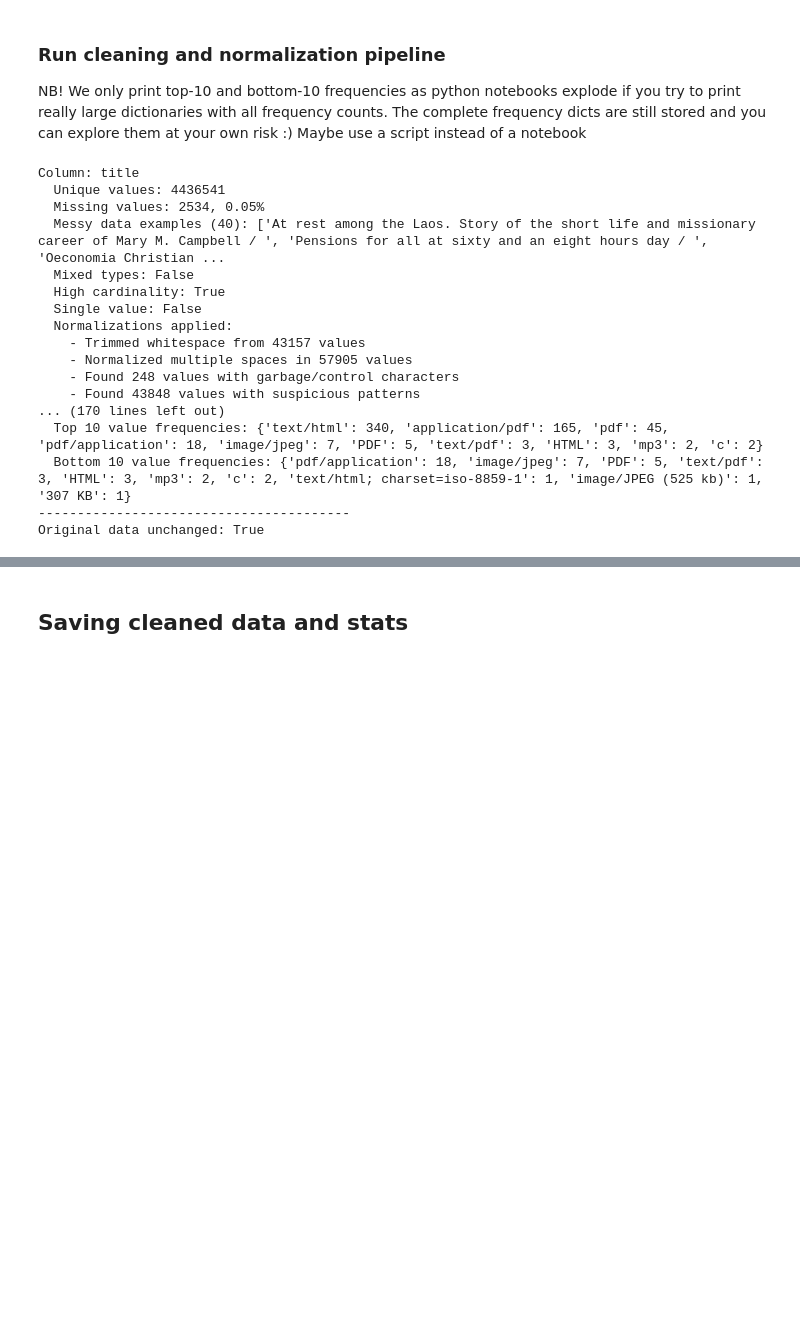
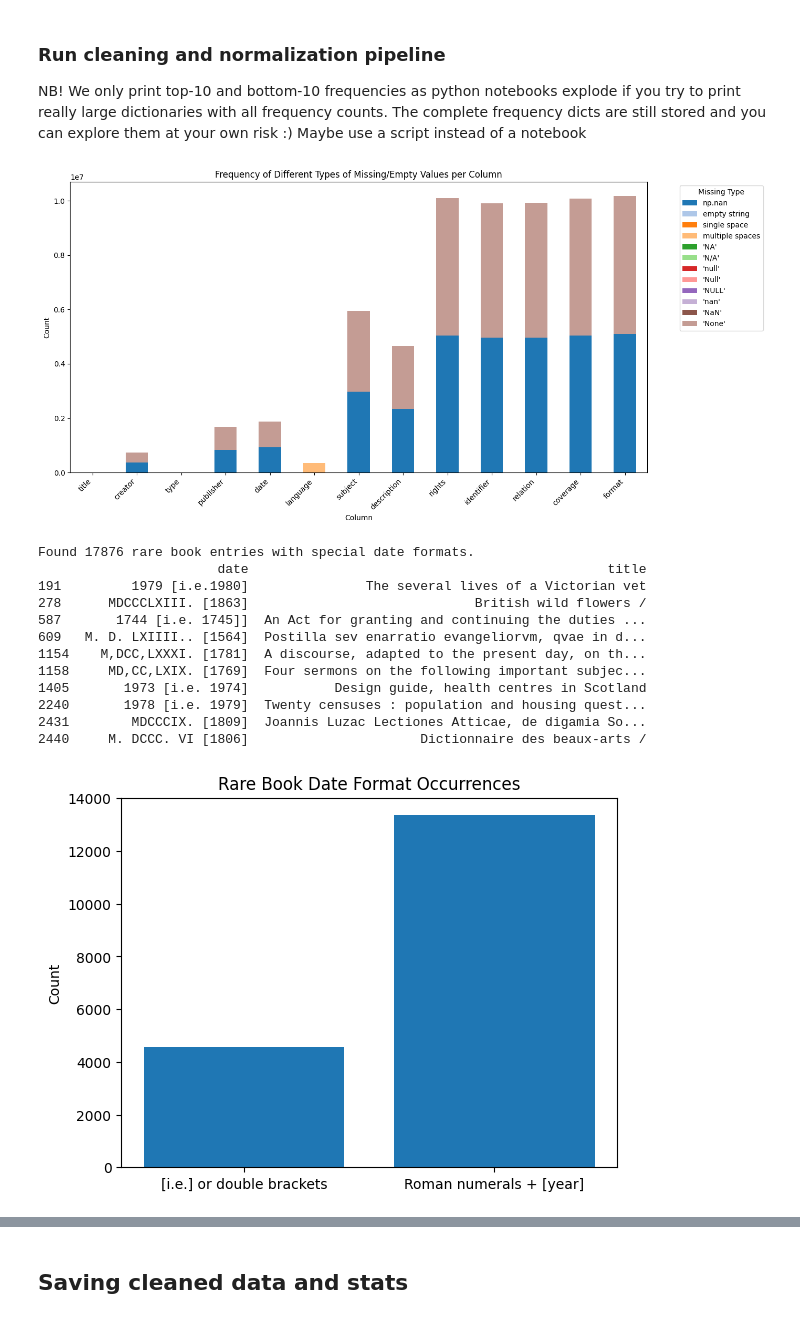
Before and after one commit to terrales/AIP_NLS_data, a Jupyter notebook: data_cleaning.ipynb, the cells around one changed output, grey strips where cells are left out. Cells and saved outputs as stored; diff of their text form; code cells hidden in the pictures; blank space fills up the shorter version.

Commit message:
more cleaning

```diff
--- a/data_cleaning.ipynb
+++ b/data_cleaning.ipynb
@@ -270,54 +376,58 @@ def clean_and_analyze(df):
             normalization_log[col].append(f"Mapped {len(mapped_languages)} language codes to full names")
         elif 'date' in col.lower():
             normalize_date_format(df_clean, normalization_log, col, col_data, messy)
+            print_pre_1450_years(messy)
         elif df_clean[col].dtype == object:
             non_null = col_data.dropna().astype(str)
             needs_trim = non_null[non_null != non_null.str.strip()]
             trim_whitespace(df_clean, normalization_log, col, messy, needs_trim)
             normalize_case_variants(df_clean, normalization_log, col, unique_count, messy)
             clean_extra_spaces(df_clean, normalization_log, col, messy, non_null)
+            clean_final_stops(df_clean, normalization_log, col, messy, non_null)
             # Allow Unicode letters, numbers, whitespace, and common punctuation
             # Control characters, replacement characters, etc.
             detect_suspicious_patterns(normalization_log, col, messy, non_null)
+            if 'type' in col.lower():
+                clean_type_formats(df_clean, normalization_log, col, unique_count, messy)
+        # Step 3: Compile statss
         messy = list(dict.fromkeys([str(m) for m in messy if pd.notna(m)]))
         mixed_types = len(set(type(x).__name__ for x in df_clean[col].dropna())) > 1
         high_cardinality = unique_count > 1000
         single_value = unique_count == 1
         value_counts = df_clean[col].value_counts(dropna=True)
         stats[col] = {
             'unique_count': unique_count,
             'value_counts': value_counts.to_dict(),
             'missing_count': missing_count,
             'missing_count_percentage': missing_count / len(df_clean),
             'messy_data': messy,
             'messy_count': len(messy),
             'mixed_types': mixed_types,
             'high_cardinality': high_cardinality,
             'single_value': single_value,
             'normalizations': normalization_log[col]
         }
         print_everything(df_clean, normalization_log, col, missing_count, unique_count, messy, mixed_types, high_cardinality, single_value, value_counts)
     return df_clean, stats, normalization_log
 
+visualise_missing_value_types(data)
+visualise_rare_books(data, date_col='date')
 # Usage - original df is unchanged
 data_cleaned, data_stats, norm_log = clean_and_analyze(data)
 # Original data is still intact
 print("Original data unchanged:", data.equals(data))  # Should be True
 # %% [output]
+[figure, added]
-Column: title
-  Unique values: 4436541
-  Missing values: 2534, 0.05%
-  Messy data examples (40): ['At rest among the Laos. Story of the short life and missionary career of Mary M. Campbell / ', 'Pensions for all at sixty and an eight hours day / ', 'Oeconomia Christian ...
-  Mixed types: False
-  High cardinality: True
-  Single value: False
-  Normalizations applied:
-    - Trimmed whitespace from 43157 values
-    - Normalized multiple spaces in 57905 values
-    - Found 248 values with garbage/control characters
-    - Found 43848 values with suspicious patterns
-... (170 lines left out)
-  Top 10 value frequencies: {'text/html': 340, 'application/pdf': 165, 'pdf': 45, 'pdf/application': 18, 'image/jpeg': 7, 'PDF': 5, 'text/pdf': 3, 'HTML': 3, 'mp3': 2, 'c': 2}
-  Bottom 10 value frequencies: {'pdf/application': 18, 'image/jpeg': 7, 'PDF': 5, 'text/pdf': 3, 'HTML': 3, 'mp3': 2, 'c': 2, 'text/html; charset=iso-8859-1': 1, 'image/JPEG (525 kb)': 1, '307 KB': 1}
-----------------------------------------
-Original data unchanged: True
+Found 17876 rare book entries with special date formats.
+                       date                                              title
+191         1979 [i.e.1980]               The several lives of a Victorian vet
+278      MDCCCLXIII. [1863]                             British wild flowers /
+587       1744 [i.e. 1745]]  An Act for granting and continuing the duties ...
+609   M. D. LXIIII.. [1564]  Postilla sev enarratio evangeliorvm, qvae in d...
+1154    M,DCC,LXXXI. [1781]  A discourse, adapted to the present day, on th...
+1158     MD,CC,LXIX. [1769]  Four sermons on the following important subjec...
+1405       1973 [i.e. 1974]           Design guide, health centres in Scotland
+2240       1978 [i.e. 1979]  Twenty censuses : population and housing quest...
+2431        MDCCCIX. [1809]  Joannis Luzac Lectiones Atticae, de digamia So...
+2440     M. DCCC. VI [1806]                      Dictionnaire des beaux-arts /
+[figure, added]
```
Also changed, not shown: parts of 8 cells of this notebook.
